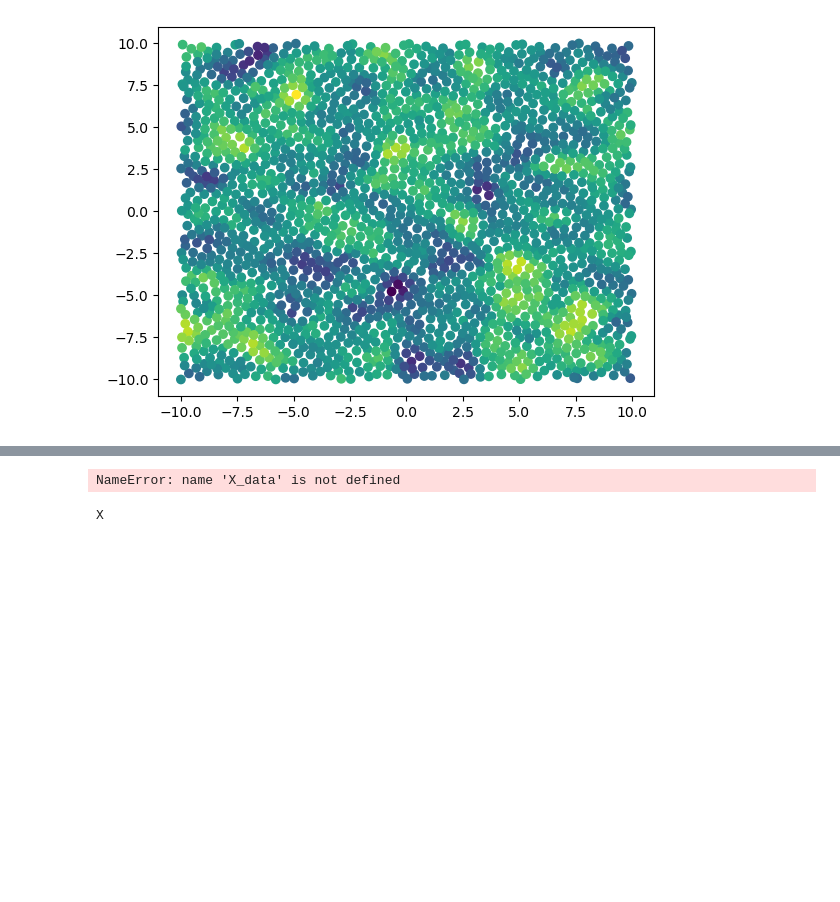
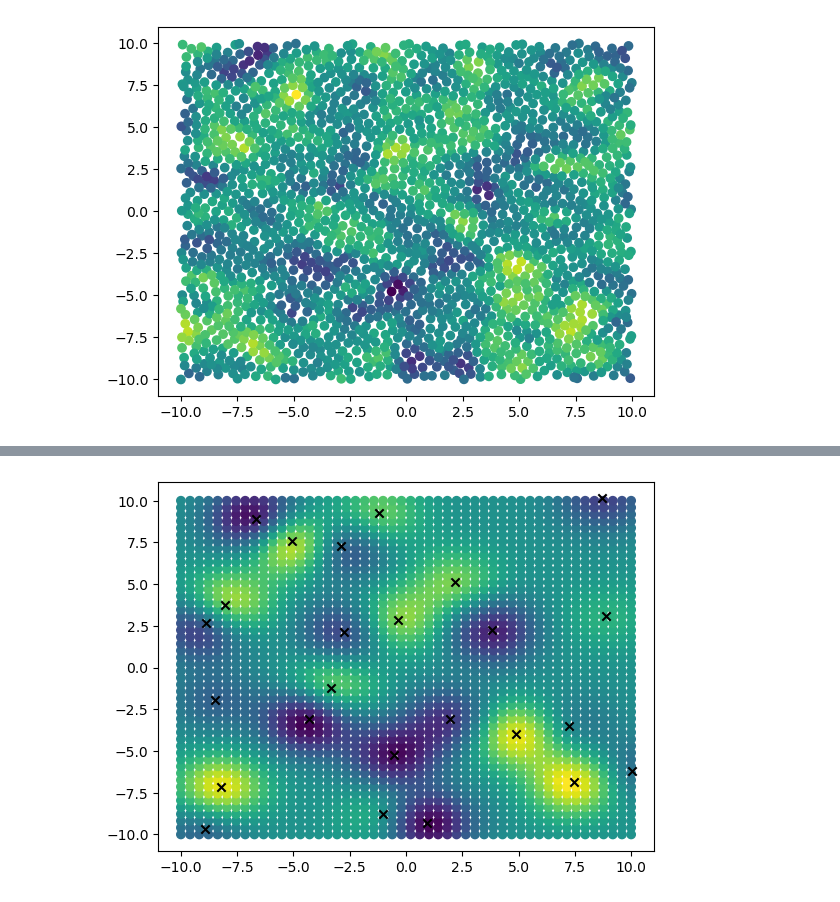
Before and after one commit to pymc-devs/pymcx, a Jupyter notebook: notebooks/gp1d.ipynb, the cells around one changed output, grey strips where cells are left out. Saved outputs shown, nothing was run; the diff lists cells and outputs as text; code cells hidden in the pictures; blank space fills up the shorter version.

```diff
--- a/notebooks/gp1d.ipynb
+++ b/notebooks/gp1d.ipynb
@@ -527,12 +526,12 @@ with pm.Model() as model:
 
     eta = pm.Exponential("eta", scale=1.0)
     ell = pm.InverseGamma("ell", mu=1.0, sigma=1.0)
-    cov_func = eta**2 * pm.gp.cov.Matern52(2, ls=ell)
+    cov_func = eta**2 * pm.gp.cov.ExpQuad(input_dim=2, ls=ell)
 
     c = pm.Exponential("c", scale=10)
     mean_func = pm.gp.mean.Constant(c)
 
-    n_inducing = 21
+    n_inducing = 25
     z_init = pm.gp.util.kmeans_inducing_points(n_inducing, np.asarray(X_data))
 
     sigma = pm.Exponential("sigma", scale=10)
@@ -729,14 +579,30 @@ def make_training_step_fn(
-# %%
-batch_slice = np.random.choice(X_data.shape[0], size=self.batch_size, replace=False)
-params, optimizer_state, loss_value = training_step(
-    X_data[batch_slice, :],
-    y_data[batch_slice, :],
-    params,
-    optimizer_state,
-)
-# %% [output]
-NameError: name 'X_data' is not defined
-# %%
-X
-# %% [output]
-X
+# %%
+str_value_transforms = {value.name: (rv.name, model.rvs_to_transforms[rv]) for rv, value in model.rvs_to_values.items()}
+var_names = model.initial_point().keys()
+results_dict = {name: np.asarray(param) for name, param in zip(var_names, params)}
+results = {}
+for name_tr, (name, transform) in str_value_transforms.items():
+    if transform is None:
+        results[name] = results_dict[name_tr]
+    else:
+        results[name] = transform.backward(pt.as_tensor(results_dict[name_tr])).eval()
+# %%
+sigma = results["sigma"] # or set sigma = None to not have likelihood noise
+
+with model:
+    f_predict = svgp.compile_pred_func(sigma=sigma, diag=True)
+# %%
+xx1, xx2 = np.meshgrid(np.linspace(-10, 10, 50), np.linspace(-10, 10, 50))
+X_pred = np.concatenate((xx1.flatten()[:, None], xx2.flatten()[:, None]), axis=1)
+
+
+mu, var = f_predict(X_pred, result)
+mu = mu.squeeze()
+sd = np.sqrt(var).squeeze()
+
+z = results["z"]
+
+plt.scatter(X_pred[:, 0], X_pred[:, 1], c=mu);
+plt.scatter(z[:, 0], z[:, 1], marker="x", color="k");
+# %% [output]
+[figure, added]
```
Also changed, not shown: parts of 21 cells of this notebook.
